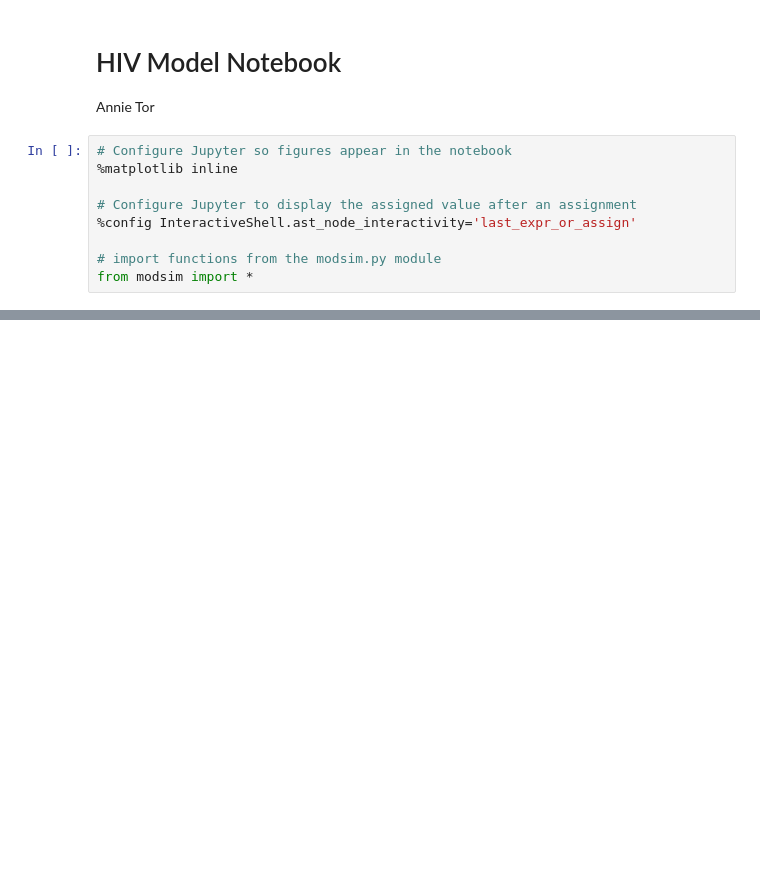
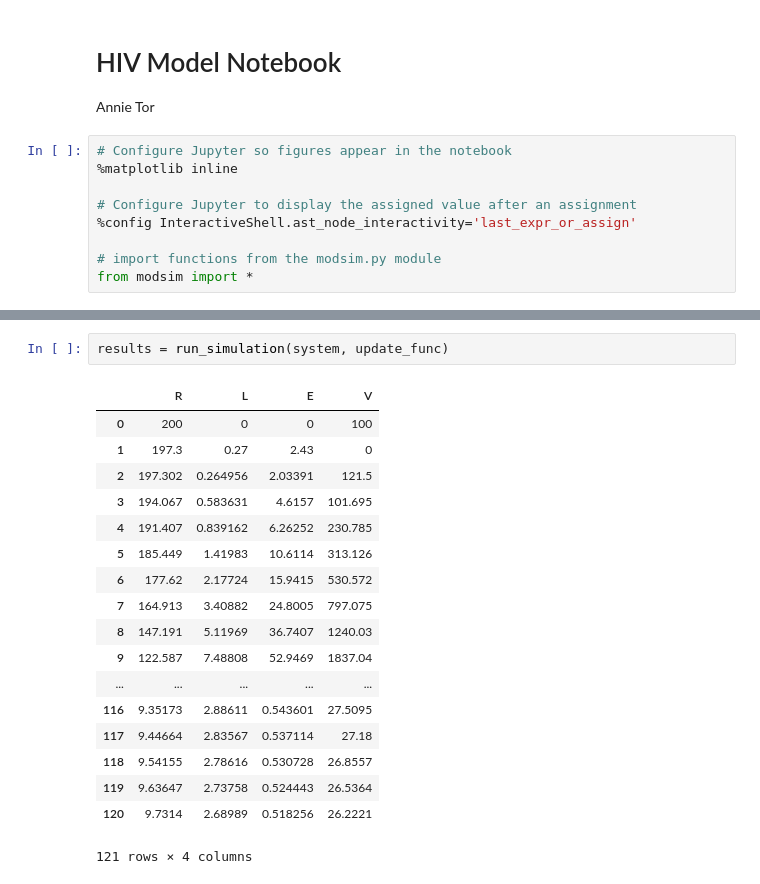
Before and after one commit to ator1/ModSimPy, a Jupyter notebook: code/hiv_model.ipynb, the cells around one changed output, grey strips where cells are left out. Cells and saved outputs as stored; diff of their text form; blank space fills up the shorter version.

```diff
--- a/code/hiv_model.ipynb
+++ b/code/hiv_model.ipynb
@@ -86,0 +83,21 @@ def update_func(state, system):
+# %%
+results = run_simulation(system, update_func)
+# %% [output]
+|  | R | L | E | V |
+| 0 | 200 | 0 | 0 | 100 |
+| 1 | 197.3 | 0.27 | 2.43 | 0 |
+| 2 | 197.302 | 0.264956 | 2.03391 | 121.5 |
+| 3 | 194.067 | 0.583631 | 4.6157 | 101.695 |
+| 4 | 191.407 | 0.839162 | 6.26252 | 230.785 |
+| 5 | 185.449 | 1.41983 | 10.6114 | 313.126 |
+| 6 | 177.62 | 2.17724 | 15.9415 | 530.572 |
+| 7 | 164.913 | 3.40882 | 24.8005 | 797.075 |
+| 8 | 147.191 | 5.11969 | 36.7407 | 1240.03 |
+| 9 | 122.587 | 7.48808 | 52.9469 | 1837.04 |
+| ... | ... | ... | ... | ... |
+| 116 | 9.35173 | 2.88611 | 0.543601 | 27.5095 |
+| 117 | 9.44664 | 2.83567 | 0.537114 | 27.18 |
+| 118 | 9.54155 | 2.78616 | 0.530728 | 26.8557 |
+| 119 | 9.63647 | 2.73758 | 0.524443 | 26.5364 |
+| 120 | 9.7314 | 2.68989 | 0.518256 | 26.2221 |
+121 rows × 4 columns
```
Also changed, not shown: parts of 8 cells of this notebook.
